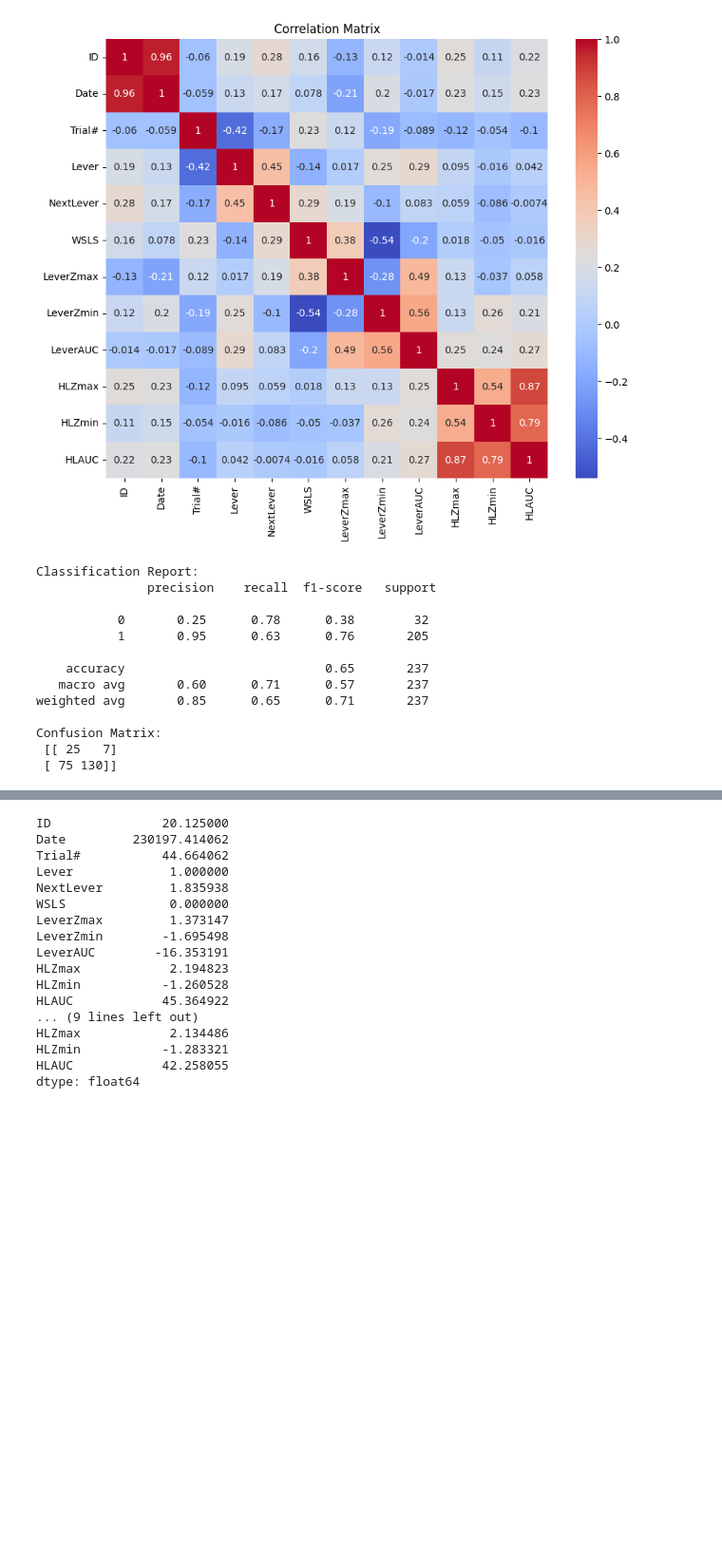
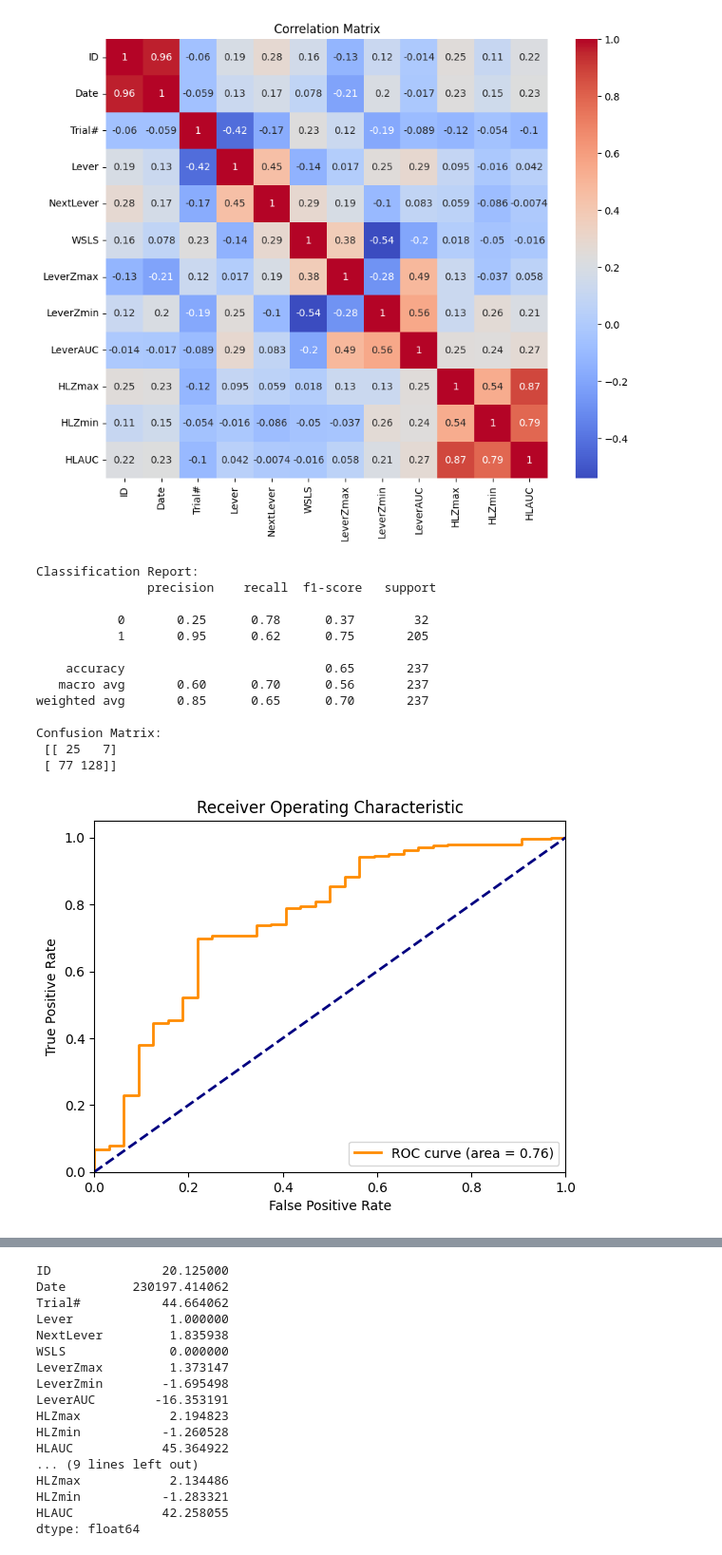
Before and after one commit to wonnpyon/ML-For-Beginners, a Jupyter notebook: Photometry/06MNlogitReg.ipynb, the cells around one changed output, grey strips where cells are left out. Shown at 95% size. Drawn from its saved outputs; the diff is of its cells as text; code cells hidden in the pictures; blank space fills up the shorter version.

```diff
--- a/Photometry/06MNlogitReg.ipynb
+++ b/Photometry/06MNlogitReg.ipynb
@@ -75,7 +75,7 @@ from sklearn.model_selection import train_test_split
 # %%
 # Example dataset
 # Replace this with your actual dataset
-feature_names = ['LeverZmax','LeverZmin','LeverAUC','HLZmax','HLZmin','HLAUC']  # Assuming X is a DataFrame
+feature_names = ['LeverZmax','LeverZmin','HLZmax','HLZmin']  # Assuming X is a DataFrame
 
 X = df[feature_names]  # Predictor variables
 y = df['NextLever']  # Target variable with three categories
@@ -111,16 +111,44 @@ print("Confusion Matrix:\n", confusion_matrix(y_test, y_pred))
 Classification Report:
                precision    recall  f1-score   support
 
-           0       0.25      0.78      0.38        32
-           1       0.95      0.63      0.76       205
+           0       0.25      0.78      0.37        32
+           1       0.95      0.62      0.75       205
 
     accuracy                           0.65       237
-   macro avg       0.60      0.71      0.57       237
-weighted avg       0.85      0.65      0.71       237
+   macro avg       0.60      0.70      0.56       237
+weighted avg       0.85      0.65      0.70       237
 
 Confusion Matrix:
  [[ 25   7]
- [ 75 130]]
+ [ 77 128]]
+# %%
+import matplotlib.pyplot as plt
+from sklearn.metrics import roc_curve, auc
+from sklearn.preprocessing import label_binarize
+
+# Assuming rf_model is your trained classifier
+# and X_test, y_test are your test dataset and labels
+
+# Get predicted probabilities for the positive class
+y_score = model.predict_proba(X_test_scaled)[:, 1]
+
+# Compute ROC curve and ROC area
+fpr, tpr, _ = roc_curve(y_test, y_score, pos_label=1)  # Adjust pos_label if necessary
+roc_auc = auc(fpr, tpr)
+
+# Plotting the ROC curve
+plt.figure()
+plt.plot(fpr, tpr, color='darkorange', lw=2, label='ROC curve (area = %0.2f)' % roc_auc)
+plt.plot([0, 1], [0, 1], color='navy', lw=2, linestyle='--')
+plt.xlim([0.0, 1.0])
+plt.ylim([0.0, 1.05])
+plt.xlabel('False Positive Rate')
+plt.ylabel('True Positive Rate')
+plt.title('Receiver Operating Characteristic')
+plt.legend(loc="lower right")
+plt.show()
+# %% [output]
+[figure, added]
 # %%
 # Extracting the coefficients
 coefficients = model.coef_
```
Also changed, not shown: parts of 5 cells of this notebook.
